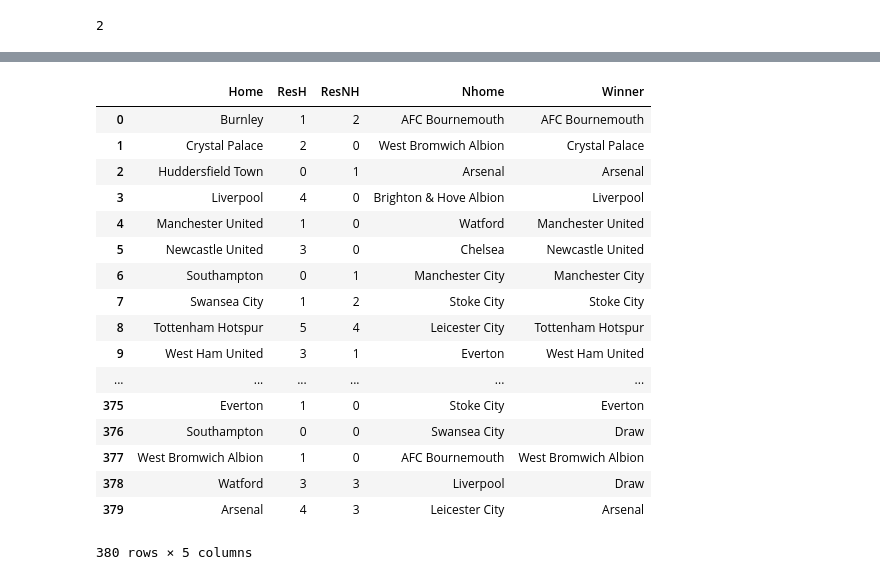
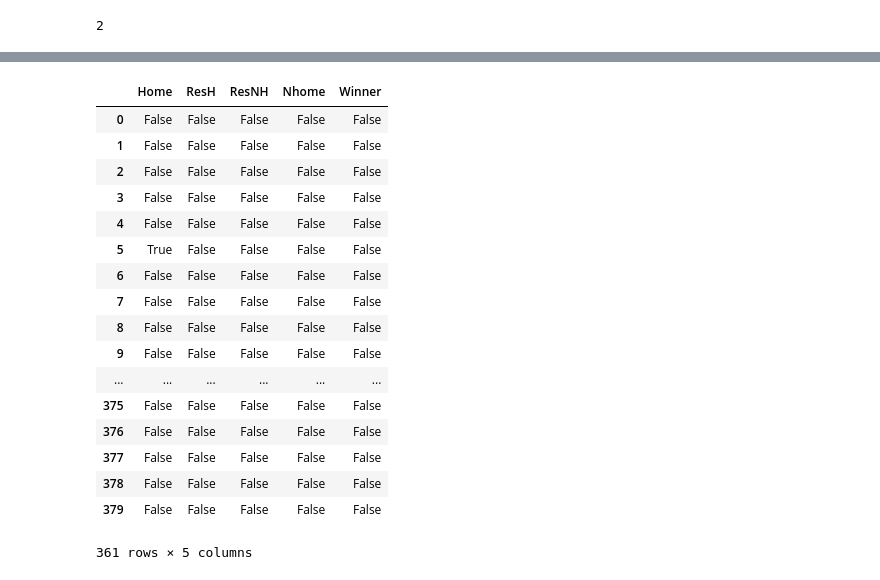
Before and after one commit to DavideZingaro/HW2, a Jupyter notebook: ExRQ2.ipynb, the cells around one changed output, grey strips where cells are left out. Saved outputs shown, nothing was run; the diff lists cells and outputs as text; code cells hidden in the pictures.

```diff
--- a/ExRQ2.ipynb
+++ b/ExRQ2.ipynb
@@ -513,24 +522,24 @@ SyntaxError: invalid syntax (<ipython-input-167-350ae40a72fa>, line 6)
-# %%
-alldata
-# %% [output]
-|  | Home | ResH | ResNH | Nhome | Winner |
-| 0 | Burnley | 1 | 2 | AFC Bournemouth | AFC Bournemouth |
-| 1 | Crystal Palace | 2 | 0 | West Bromwich Albion | Crystal Palace |
-| 2 | Huddersfield Town | 0 | 1 | Arsenal | Arsenal |
-| 3 | Liverpool | 4 | 0 | Brighton & Hove Albion | Liverpool |
-| 4 | Manchester United | 1 | 0 | Watford | Manchester United |
-| 5 | Newcastle United | 3 | 0 | Chelsea | Newcastle United |
-| 6 | Southampton | 0 | 1 | Manchester City | Manchester City |
-| 7 | Swansea City | 1 | 2 | Stoke City | Stoke City |
-| 8 | Tottenham Hotspur | 5 | 4 | Leicester City | Tottenham Hotspur |
-| 9 | West Ham United | 3 | 1 | Everton | West Ham United |
-| ... | ... | ... | ... | ... | ... |
-| 375 | Everton | 1 | 0 | Stoke City | Everton |
-| 376 | Southampton | 0 | 0 | Swansea City | Draw |
-| 377 | West Bromwich Albion | 1 | 0 | AFC Bournemouth | West Bromwich Albion |
-| 378 | Watford | 3 | 3 | Liverpool | Draw |
-| 379 | Arsenal | 4 | 3 | Leicester City | Arsenal |
-380 rows × 5 columns
+# %%
+alldata1 == B[0]
+# %% [output]
+|  | Home | ResH | ResNH | Nhome | Winner |
+| 0 | False | False | False | False | False |
+| 1 | False | False | False | False | False |
+| 2 | False | False | False | False | False |
+| 3 | False | False | False | False | False |
+| 4 | False | False | False | False | False |
+| 5 | True | False | False | False | False |
+| 6 | False | False | False | False | False |
+| 7 | False | False | False | False | False |
+| 8 | False | False | False | False | False |
+| 9 | False | False | False | False | False |
+| ... | ... | ... | ... | ... | ... |
+| 375 | False | False | False | False | False |
+| 376 | False | False | False | False | False |
+| 377 | False | False | False | False | False |
+| 378 | False | False | False | False | False |
+| 379 | False | False | False | False | False |
+361 rows × 5 columns
 # %%
 
 home = alldata1[alldata1['Home'].str.contains(B[1])]
```
Also changed, not shown: parts of 29 cells of this notebook.
